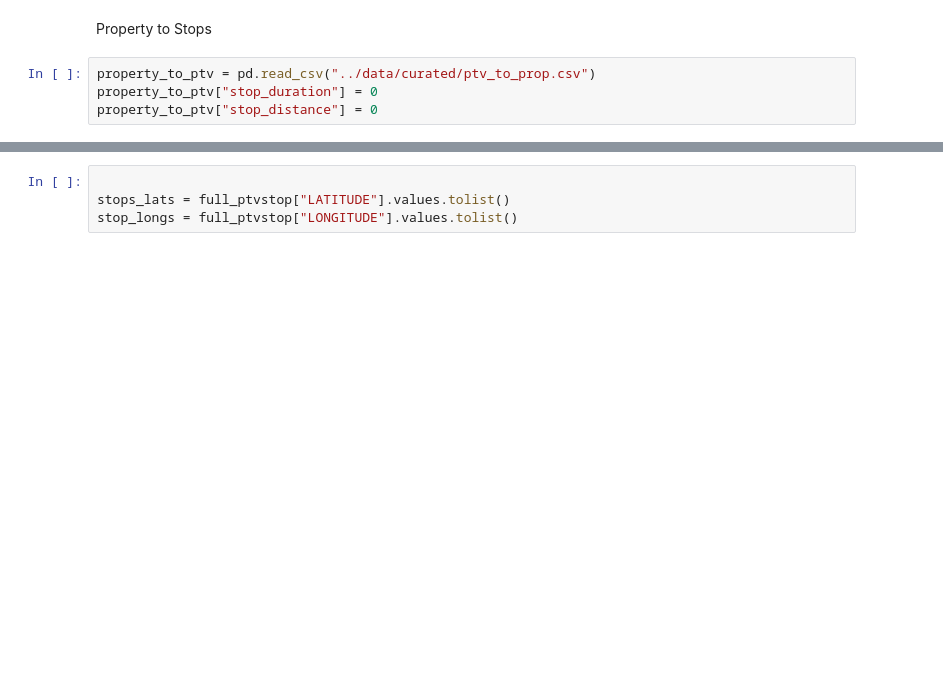
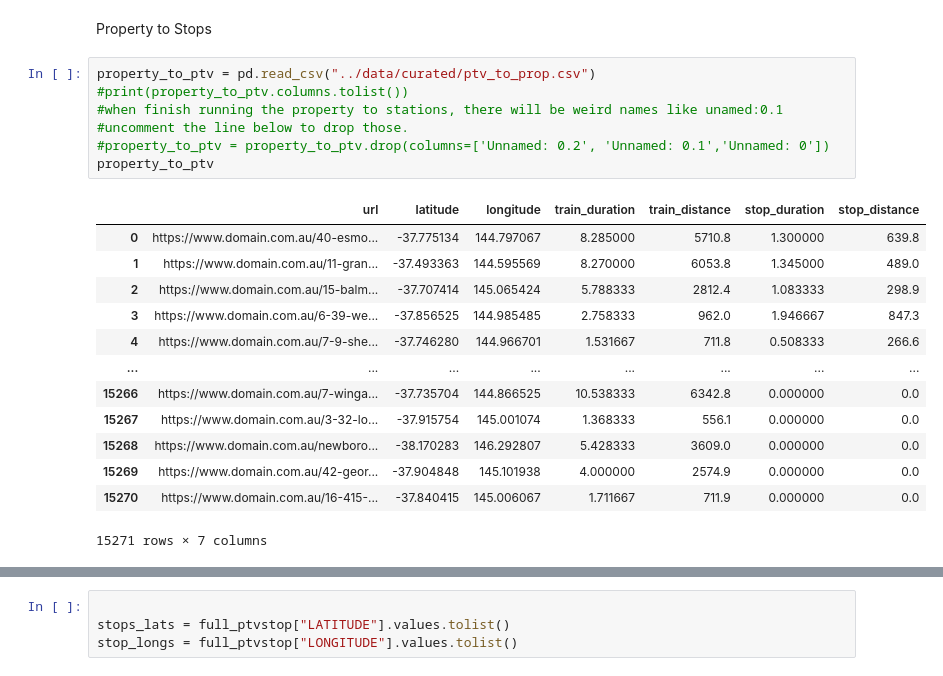
Before and after one commit to MAST30034-Applied-Data-Science/generic-real-estate-consulting-project-group-32, a Jupyter notebook: notebooks/publictransport.ipynb, the cells around one changed output, grey strips where cells are left out. Cells and saved outputs as stored; diff of their text form; blank space fills up the shorter version.

```diff
--- a/notebooks/publictransport.ipynb
+++ b/notebooks/publictransport.ipynb
@@ -268,6 +263,23 @@ INFO:root:Time taken, 4.6153863271077476e-05 mins
 # %% [markdown]
 Property to Stops
-# %%
-property_to_ptv = pd.read_csv("../data/curated/ptv_to_prop.csv")
-property_to_ptv["stop_duration"] = 0
-property_to_ptv["stop_distance"] = 0
+# %%
+property_to_ptv = pd.read_csv("../data/curated/ptv_to_prop.csv")
+#print(property_to_ptv.columns.tolist())
+#when finish running the property to stations, there will be weird names like unamed:0.1
+#uncomment the line below to drop those.
+#property_to_ptv = property_to_ptv.drop(columns=['Unnamed: 0.2', 'Unnamed: 0.1','Unnamed: 0'])
+property_to_ptv
+# %% [output]
+|  | url | latitude | longitude | train_duration | train_distance | stop_duration | stop_distance |
+| 0 | https://www.domain.com.au/40-esmo... | -37.775134 | 144.797067 | 8.285000 | 5710.8 | 1.300000 | 639.8 |
+| 1 | https://www.domain.com.au/11-gran... | -37.493363 | 144.595569 | 8.270000 | 6053.8 | 1.345000 | 489.0 |
+| 2 | https://www.domain.com.au/15-balm... | -37.707414 | 145.065424 | 5.788333 | 2812.4 | 1.083333 | 298.9 |
+| 3 | https://www.domain.com.au/6-39-we... | -37.856525 | 144.985485 | 2.758333 | 962.0 | 1.946667 | 847.3 |
+| 4 | https://www.domain.com.au/7-9-she... | -37.746280 | 144.966701 | 1.531667 | 711.8 | 0.508333 | 266.6 |
+| ... | ... | ... | ... | ... | ... | ... | ... |
+| 15266 | https://www.domain.com.au/7-winga... | -37.735704 | 144.866525 | 10.538333 | 6342.8 | 0.000000 | 0.0 |
+| 15267 | https://www.domain.com.au/3-32-lo... | -37.915754 | 145.001074 | 1.368333 | 556.1 | 0.000000 | 0.0 |
+| 15268 | https://www.domain.com.au/newboro... | -38.170283 | 146.292807 | 5.428333 | 3609.0 | 0.000000 | 0.0 |
+| 15269 | https://www.domain.com.au/42-geor... | -37.904848 | 145.101938 | 4.000000 | 2574.9 | 0.000000 | 0.0 |
+| 15270 | https://www.domain.com.au/16-415-... | -37.840415 | 145.006067 | 1.711667 | 711.9 | 0.000000 | 0.0 |
+15271 rows × 7 columns
```
Also changed, not shown: parts of 7 cells of this notebook, 2 other files.
